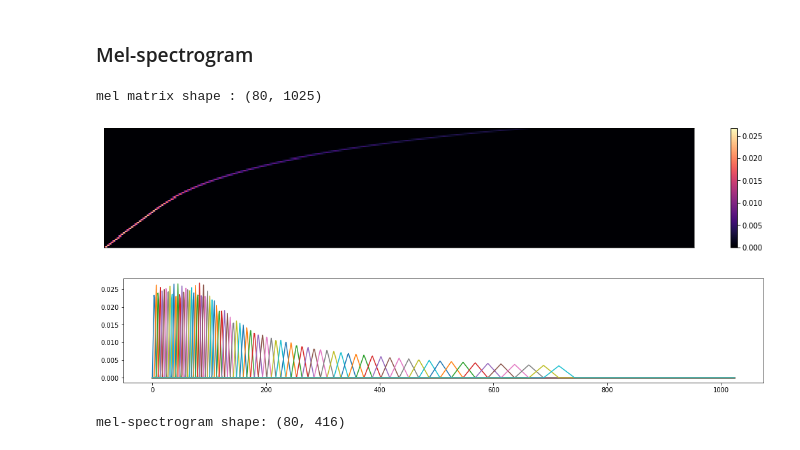
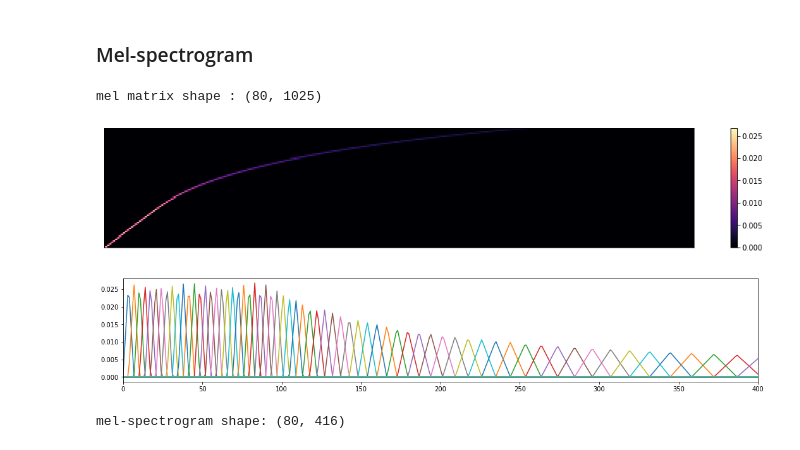
Before and after one commit to scpark20/aispeech_flip, a Jupyter notebook: asr/spectrogram.ipynb, the cells around one changed output. Cells and saved outputs as stored; diff of their text form; code cells hidden in the pictures.

```diff
--- a/asr/spectrogram.ipynb
+++ b/asr/spectrogram.ipynb
@@ -7,7 +7,7 @@ import librosa.display
 ### Wave file load
 # %%
 # 첫번째 파일 로드
-wav, _ = librosa.core.load('LJ001-0001.wav')
+wav, sampling_rate = librosa.core.load('LJ001-0001.wav')
 # normalizing
 wav /= max(abs(wav))
 
@@ -15,6 +15,11 @@ plt.figure(figsize=[18, 2])
 plt.plot(wav)
 plt.show()
 
+# 22050 hz 음성파일을 11025 hz로 재생하면 어떤소리가 날까요?
+# 1. 소리가 높게난다.
+# 2. 소리가 낮게난다.
+# 3. 소리 길이가 늘어난다.
+# 4. 소리 길이가 짧아진다.
 import IPython.display as ipd
 ipd.Audio(wav, rate=22050)
 # %% [output]
@@ -99,23 +112,24 @@ print(spec.shape)
 # %%
 # mel-spectrogram을 만들기 위한 matrix 구하기
 mel_matrix = librosa.filters.mel(sr=22050, n_fft=2048, fmin=0.0, fmax=8000, n_mels=80)
 print('mel matrix shape :', mel_matrix.shape)
 
 # mel matrix 시각화1
 plt.figure(figsize=[18, 3])
 librosa.display.specshow(mel_matrix)
 plt.colorbar()
 plt.show()
 
 # mel matrix 시각화2
 plt.figure(figsize=[18, 3])
 for i in range(80):
     plt.plot(mel_matrix[i])
+    plt.xlim([0, 400])
 plt.show()
 # %% [output]
 mel matrix shape : (80, 1025)
 [figure]
-[figure, old version]
+[figure, new version]
 # %%
 spec = librosa.core.stft(wav, n_fft=2048, hop_length=512)
 spec = np.abs(spec)
```
Also changed, not shown: parts of 2 cells of this notebook, 5 other files.
